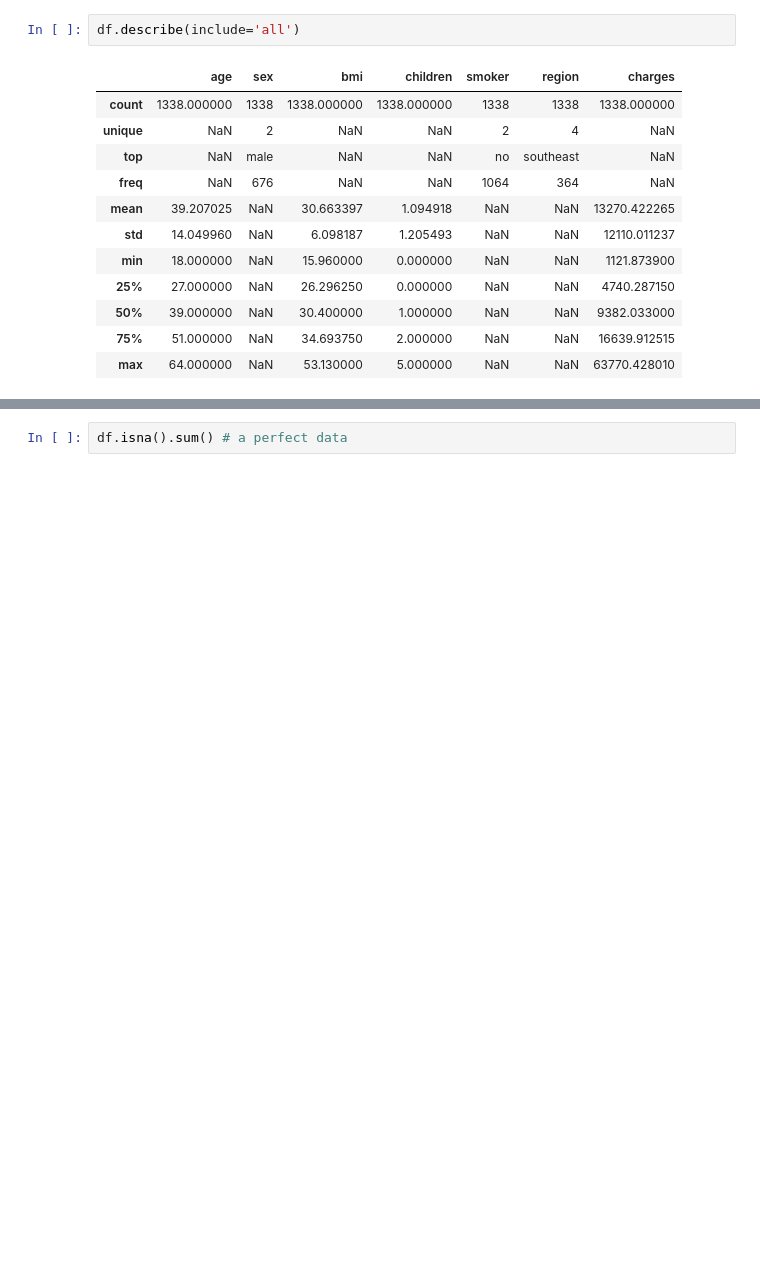
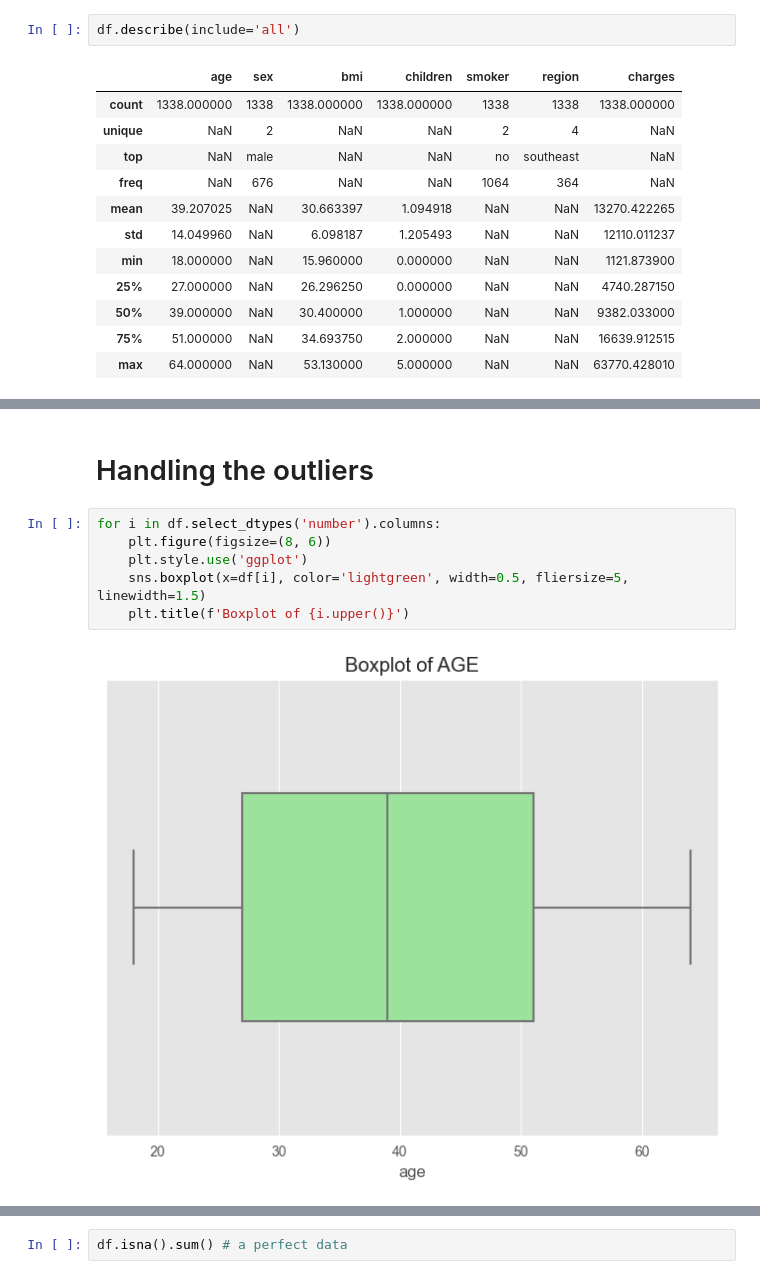
Before and after one commit to Slay-Shayer/insurance_mahbub, a Jupyter notebook: insurance.ipynb, the cells around one changed output, grey strips where cells are left out. Drawn from its saved outputs; the diff is of its cells as text; blank space fills up the shorter version.

```diff
--- a/insurance.ipynb
+++ b/insurance.ipynb
@@ -37,0 +47,10 @@ df.describe(include='all')
+# %% [markdown]
+# Handling the outliers
+# %%
+for i in df.select_dtypes('number').columns:
+    plt.figure(figsize=(8, 6))
+    plt.style.use('ggplot')
+    sns.boxplot(x=df[i], color='lightgreen', width=0.5, fliersize=5, linewidth=1.5)
+    plt.title(f'Boxplot of {i.upper()}')
+# %% [output]
+[figure, added]
```
Also changed, not shown: parts of 32 cells of this notebook.
